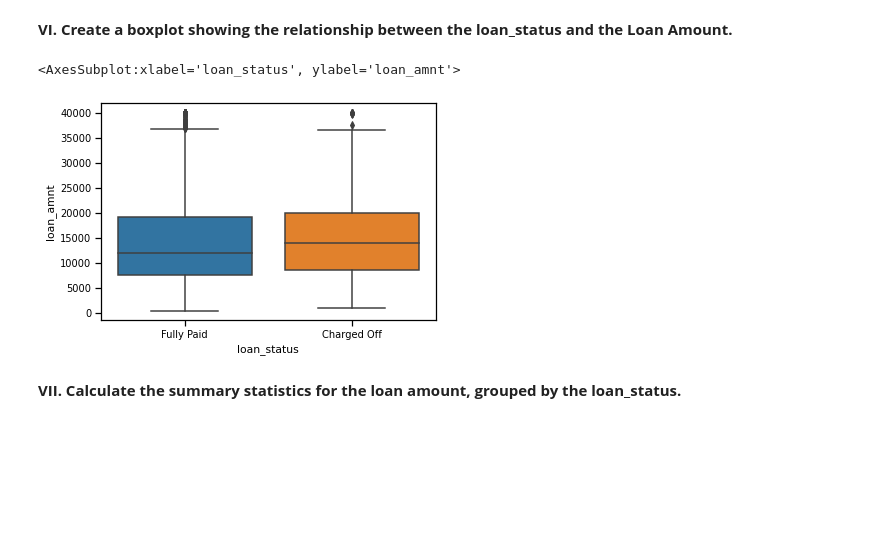
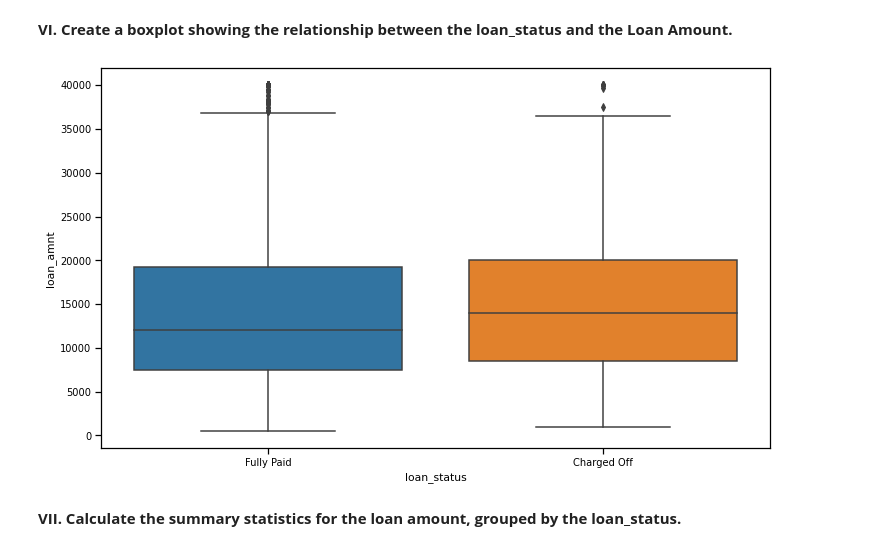
Before and after one commit to js7648705/Deep-Learning-Project, a Jupyter notebook: Keras-Project.ipynb, the cells around one changed output. Cells and saved outputs as stored; diff of their text form; code cells hidden in the pictures; blank space fills up the shorter version.

```diff
--- a/Keras-Project.ipynb
+++ b/Keras-Project.ipynb
@@ -297,10 +298,11 @@ sns.scatterplot (x = 'installment', y = 'loan_amnt', data = df)
 # %% [markdown]
 **VI. Create a boxplot showing the relationship between the loan_status and the Loan Amount.**
 # %%
+plt.figure(figsize = (12,7))
 sns.boxplot(x = 'loan_status', y = 'loan_amnt',data =df)
+plt.show()
 # %% [output]
-<AxesSubplot:xlabel='loan_status', ylabel='loan_amnt'>
-[figure, old version]
+[figure, new version]
 # %% [markdown]
 **VII. Calculate the summary statistics for the loan amount, grouped by the loan_status.**
 # %%
```
Also changed, not shown: parts of 21 cells of this notebook.
